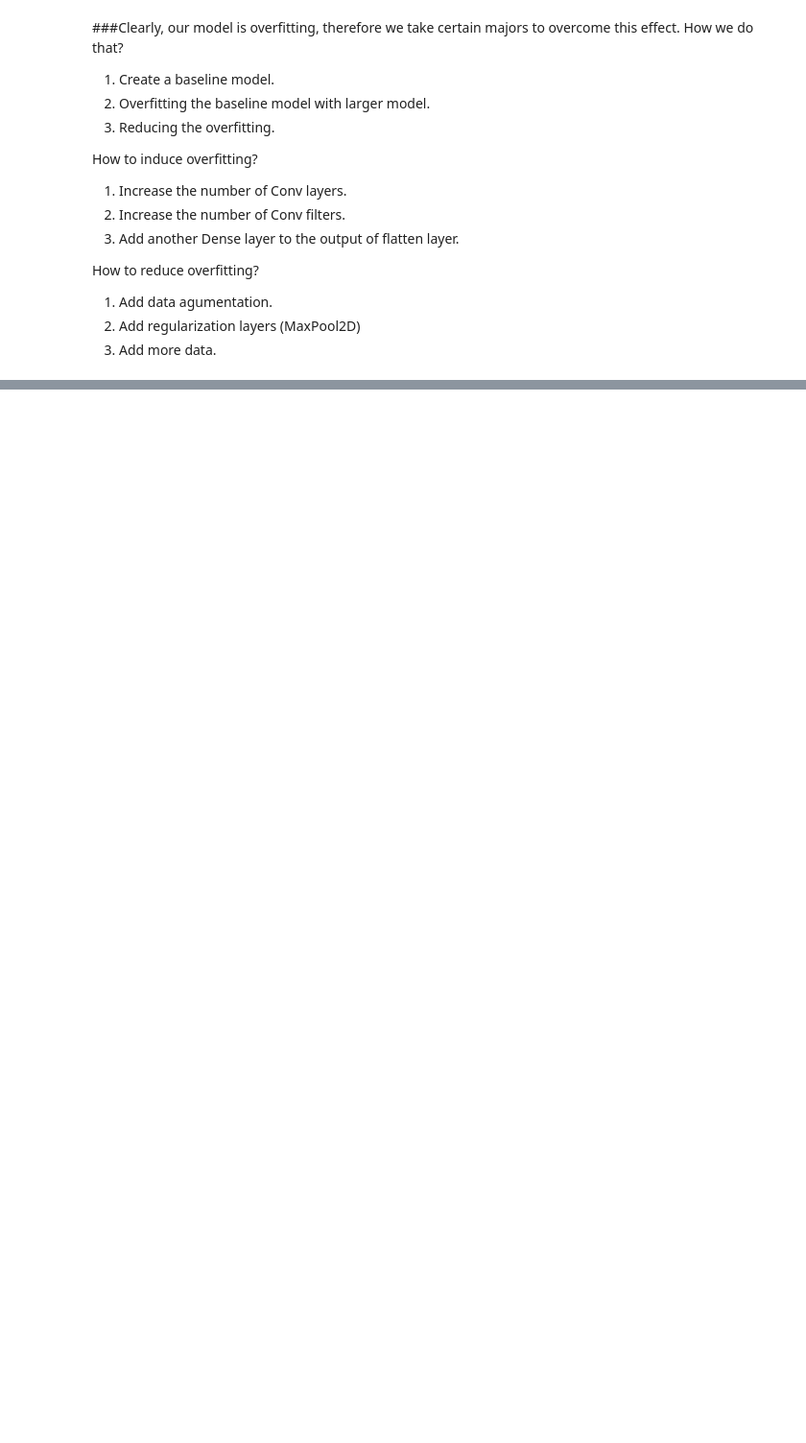
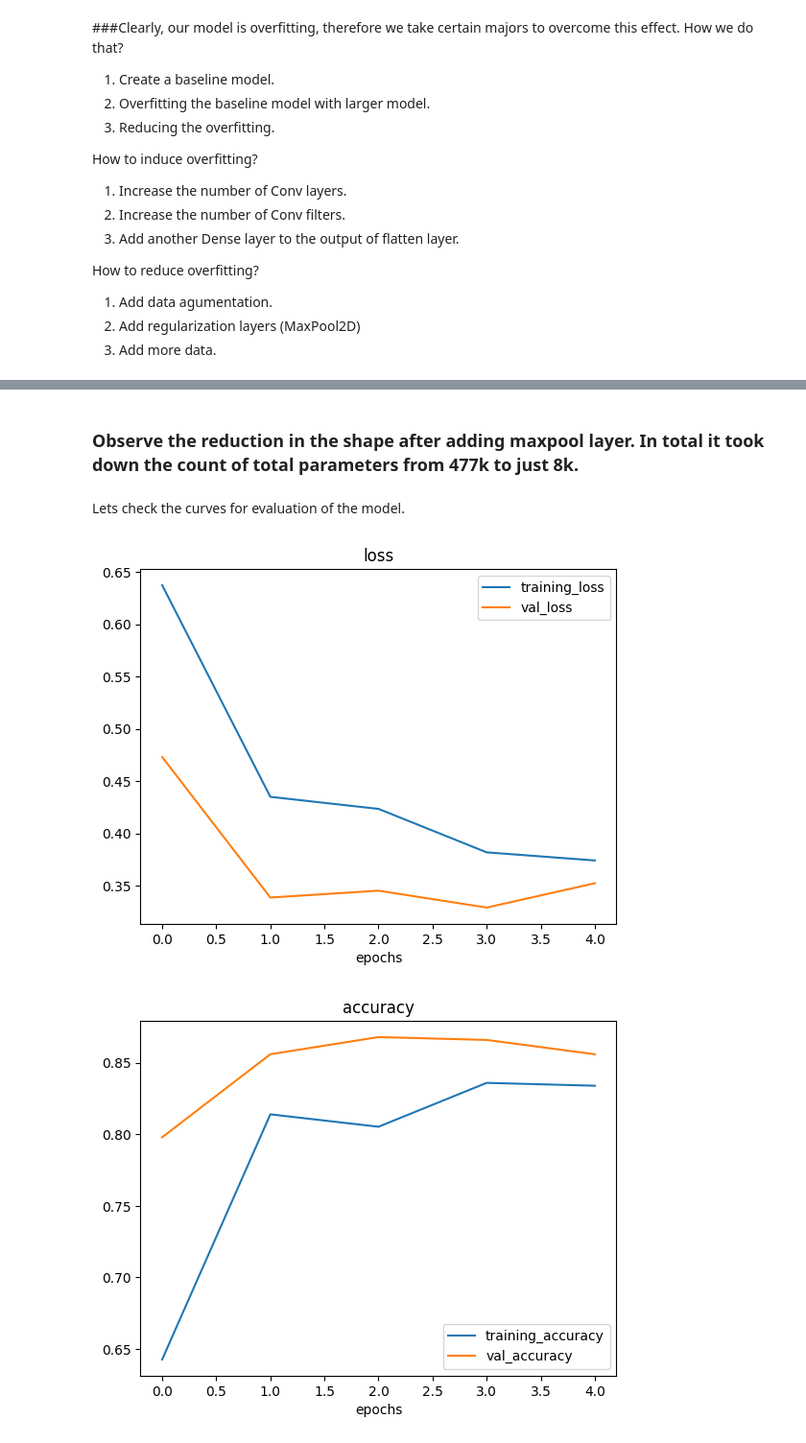
Before and after one commit to Kaushal-Top5699/tensorflow_cnn_cv, a Jupyter notebook: tensorflow_cnn_cv.ipynb, the cells around one changed output, grey strips where cells are left out. Shown at 96% size. Drawn from its saved outputs; the diff is of its cells as text; code cells hidden in the pictures; blank space fills up the shorter version.

Commit message:
Overfitting reduction process.

```diff
--- a/tensorflow_cnn_cv.ipynb
+++ b/tensorflow_cnn_cv.ipynb
@@ -598,0 +612,20 @@ How to reduce overfitting?
+# %%
+tf.random.set_seed(42)
+
+model_5 = tf.keras.Sequential([
+    tf.keras.layers.Conv2D(10, (3, 3), activation = "relu", input_shape = (224, 224, 3)),
+    tf.keras.layers.MaxPool2D(pool_size = (2, 2)),
+    tf.keras.layers.Conv2D(10, (3, 3), activation = "relu"),
+    tf.keras.layers.MaxPool2D(pool_size = (2, 2)),
+    tf.keras.layers.Conv2D(10, (3, 3), activation = "relu"),
+    tf.keras.layers.MaxPool2D(pool_size = (2, 2)),
+    tf.keras.layers.Flatten(),
+    tf.keras.layers.Dense(1, activation = "sigmoid")
+
+])
+
+model_5.compile(loss = tf.keras.losses.BinaryCrossentropy(),
+                optimizer = tf.keras.optimizers.Adam(),
+                metrics = ["accuracy"])
+
+history_5 = model_5.fit(train_data, epochs = 5, steps_per_epoch = len(train_data), validation_data = test_data, validation_steps = len(test_data))
@@ -598,0 +690,9 @@ How to reduce overfitting?
+# %% [markdown]
+### Observe the reduction in the shape after adding maxpool layer. In total it took down the count of total parameters from 477k to just 8k.
+# %% [markdown]
+Lets check the curves for evaluation of the model.
+# %%
+plot_loss_curve(history_5)
+# %% [output]
+[figure, added]
+[figure, added]
```
Also changed, not shown: parts of 37 cells of this notebook.
